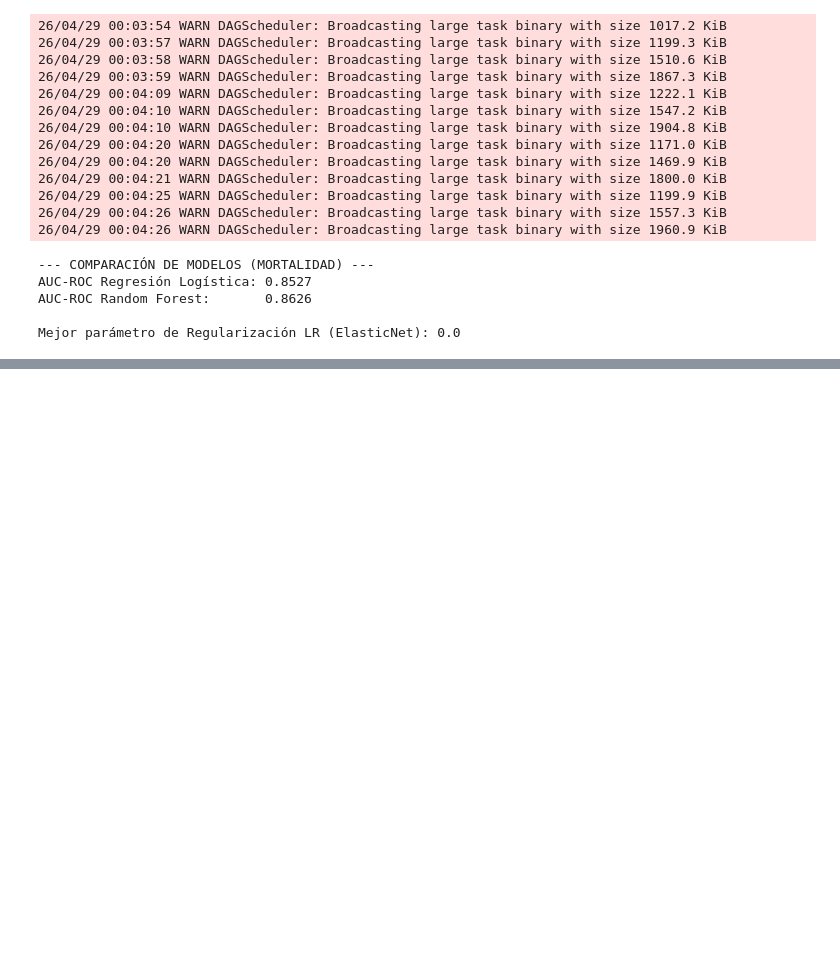
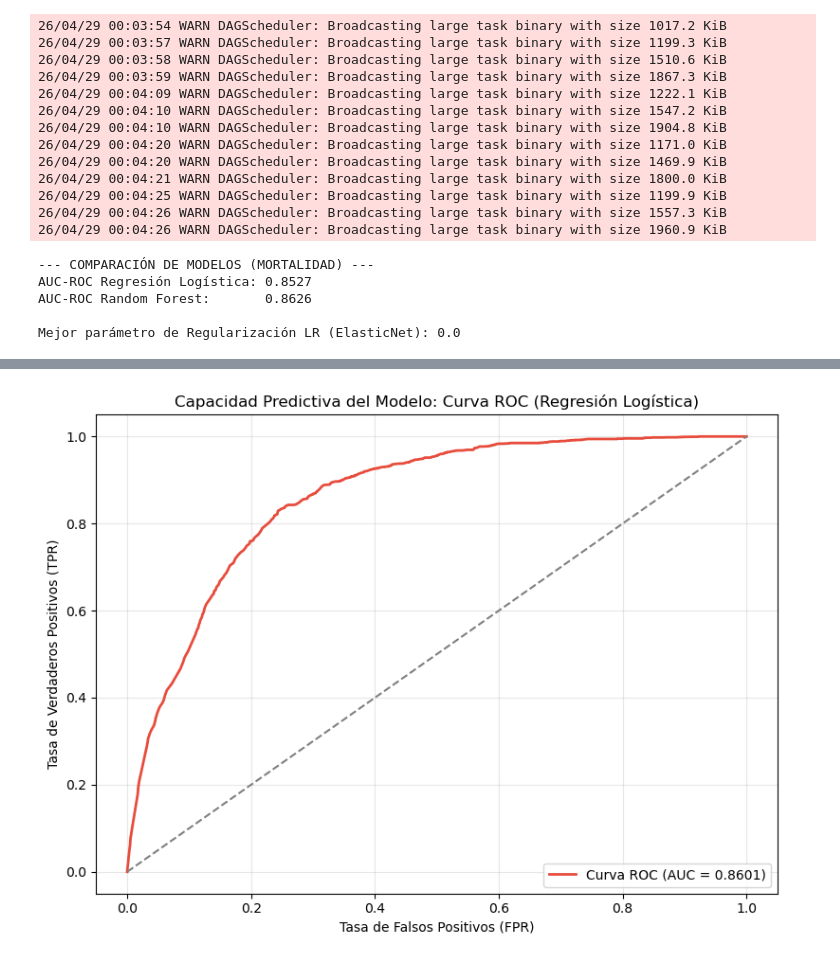
Before and after one commit to FernandoANB/csd_proyecto, a Jupyter notebook: Apache_Spark_ML_EGRESOS_2024.ipynb, the cells around one changed output, grey strips where cells are left out. Drawn from its saved outputs; the diff is of its cells as text; code cells hidden in the pictures; blank space fills up the shorter version.

```diff
--- a/Apache_Spark_ML_EGRESOS_2024.ipynb
+++ b/Apache_Spark_ML_EGRESOS_2024.ipynb
@@ -321,0 +381,22 @@ Mejor parámetro de Regularización LR (ElasticNet): 0.0
+# %%
+import matplotlib.pyplot as plt
+import seaborn as sns
+import pandas as pd
+
+# 1. Extraer los datos de la curva ROC del resumen de entrenamiento del mejor modelo LR
+# Nota: summary solo está disponible en el modelo de regresión logística base
+lr_summary = cvModel_lr.bestModel.summary
+roc = lr_summary.roc.toPandas()
+
+plt.figure(figsize=(8, 6))
+plt.plot(roc['FPR'], roc['TPR'], color='#e74c3c', linewidth=2, label=f'Curva ROC (AUC = {lr_summary.areaUnderROC:.4f})')
+plt.plot([0, 1], [0, 1], color='gray', linestyle='--') # Línea base aleatoria
+plt.xlabel('Tasa de Falsos Positivos (FPR)')
+plt.ylabel('Tasa de Verdaderos Positivos (TPR)')
+plt.title('Capacidad Predictiva del Modelo: Curva ROC (Regresión Logística)')
+plt.legend(loc='lower right')
+plt.grid(alpha=0.3)
+plt.tight_layout()
+plt.show()
+# %% [output]
+[figure, added]
```
Also changed, not shown: parts of 4 cells of this notebook, 2 other files.
